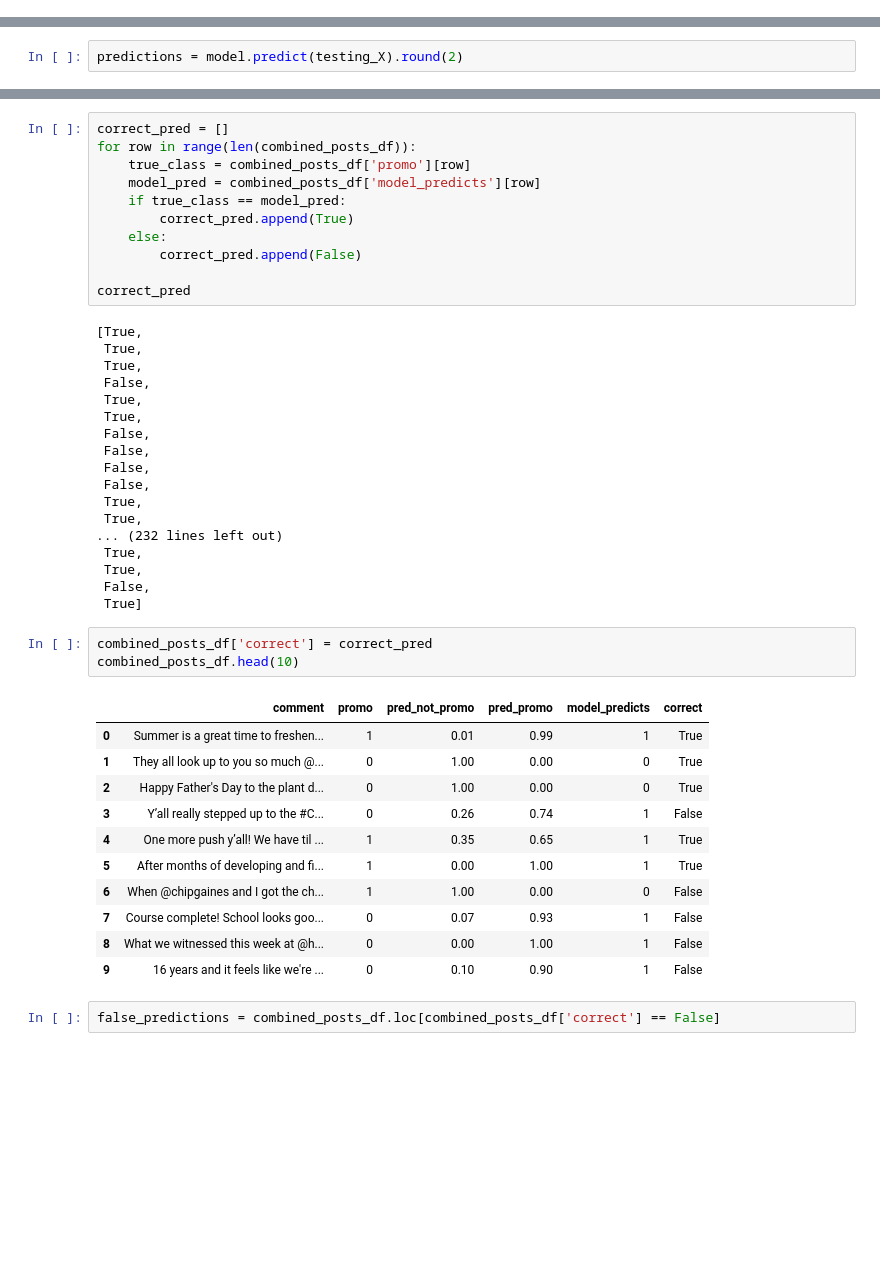
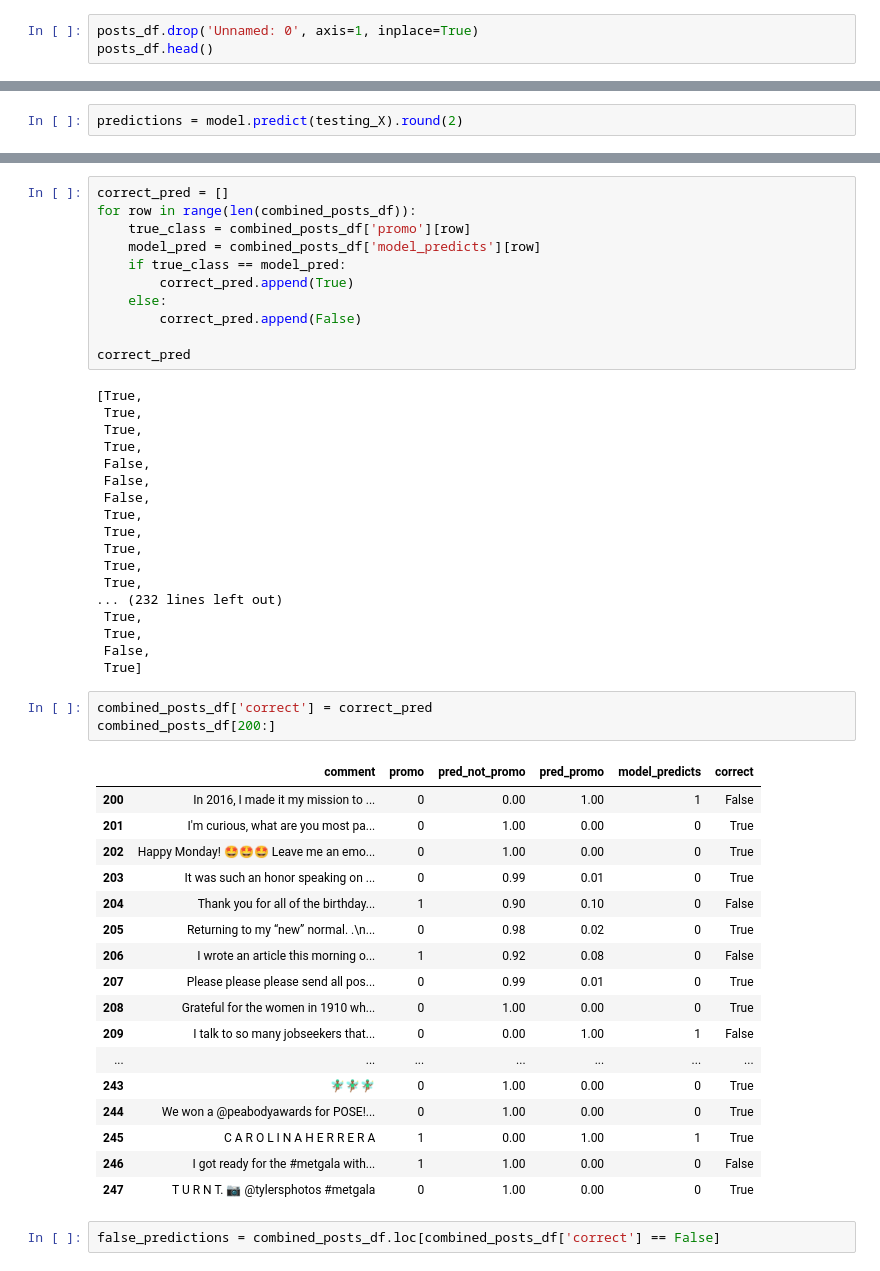
Before and after one commit to kayschulz/detecting_promotional_instagrams, a Jupyter notebook: first_model_1.ipynb, the cells around one changed output, grey strips where cells are left out. Drawn from its saved outputs; the diff is of its cells as text; blank space fills up the shorter version.

```diff
--- a/first_model_1.ipynb
+++ b/first_model_1.ipynb
@@ -14,3 +16,6 @@ posts_df.head()
 | 2 | 2 | 5 DAYS AGO | coated in a paste of fresh garlic... | 2,931,603 | /BymErW1B9eL/ | 0 | chrissyteigen |
 | 3 | 3 | 5 DAYS AGO | this kid | 371,095 likes | /Byl-aHjBXFX/ | 0 | chrissyteigen |
 | 4 | 4 | JUNE 8 | home tomorrow 😩 | 859,039 likes | /ByduG0BB_A3/ | 0 | chrissyteigen |
+# %%
+posts_df.drop('Unnamed: 0', axis=1, inplace=True)
+posts_df.head()
@@ -281,14 +223,14 @@ correct_pred
 # %% [output]
 [True,
  True,
- True,
- False,
  True,
  True,
  False,
  False,
  False,
- False,
+ True,
+ True,
+ True,
  True,
  True,
 ... (232 lines left out)
@@ -298,19 +240,25 @@ correct_pred
  True]
 # %%
 combined_posts_df['correct'] = correct_pred
-combined_posts_df.head(10)
+combined_posts_df[200:]
 # %% [output]
 |  | comment | promo | pred_not_promo | pred_promo | model_predicts | correct |
-| 0 | Summer is a great time to freshen... | 1 | 0.01 | 0.99 | 1 | True |
-| 1 | They all look up to you so much @... | 0 | 1.00 | 0.00 | 0 | True |
-| 2 | Happy Father's Day to the plant d... | 0 | 1.00 | 0.00 | 0 | True |
-| 3 | Y’all really stepped up to the #C... | 0 | 0.26 | 0.74 | 1 | False |
-| 4 | One more push y’all! We have til ... | 1 | 0.35 | 0.65 | 1 | True |
-| 5 | After months of developing and fi... | 1 | 0.00 | 1.00 | 1 | True |
-| 6 | When @chipgaines and I got the ch... | 1 | 1.00 | 0.00 | 0 | False |
-| 7 | Course complete! School looks goo... | 0 | 0.07 | 0.93 | 1 | False |
-| 8 | What we witnessed this week at @h... | 0 | 0.00 | 1.00 | 1 | False |
-| 9 | 16 years and it feels like we're ... | 0 | 0.10 | 0.90 | 1 | False |
+| 200 | In 2016, I made it my mission to ... | 0 | 0.00 | 1.00 | 1 | False |
+| 201 | I'm curious, what are you most pa... | 0 | 1.00 | 0.00 | 0 | True |
+| 202 | Happy Monday! 🤩🤩🤩 Leave me an emo... | 0 | 1.00 | 0.00 | 0 | True |
+| 203 | It was such an honor speaking on ... | 0 | 0.99 | 0.01 | 0 | True |
+| 204 | Thank you for all of the birthday... | 1 | 0.90 | 0.10 | 0 | False |
+| 205 | Returning to my “new” normal. .\n... | 0 | 0.98 | 0.02 | 0 | True |
+| 206 | I wrote an article this morning o... | 1 | 0.92 | 0.08 | 0 | False |
+| 207 | Please please please send all pos... | 0 | 0.99 | 0.01 | 0 | True |
+| 208 | Grateful for the women in 1910 wh... | 0 | 1.00 | 0.00 | 0 | True |
+| 209 | I talk to so many jobseekers that... | 0 | 0.00 | 1.00 | 1 | False |
+| ... | ... | ... | ... | ... | ... | ... |
+| 243 | 🧚🏾‍♂️🧚🏾‍♂️🧚🏾‍♂️ | 0 | 1.00 | 0.00 | 0 | True |
+| 244 | We won a @peabodyawards for POSE!... | 0 | 1.00 | 0.00 | 0 | True |
+| 245 | C A R O L I N A H E R R E R A | 1 | 0.00 | 1.00 | 1 | True |
+| 246 | I got ready for the #metgala with... | 1 | 1.00 | 0.00 | 0 | False |
+| 247 | T U R N T. 📷 @tylersphotos #metgala | 0 | 1.00 | 0.00 | 0 | True |
 # %%
 false_predictions = combined_posts_df.loc[combined_posts_df['correct'] == False]
 # %%
```
Also changed, not shown: parts of 30 cells of this notebook, 1 other file.
